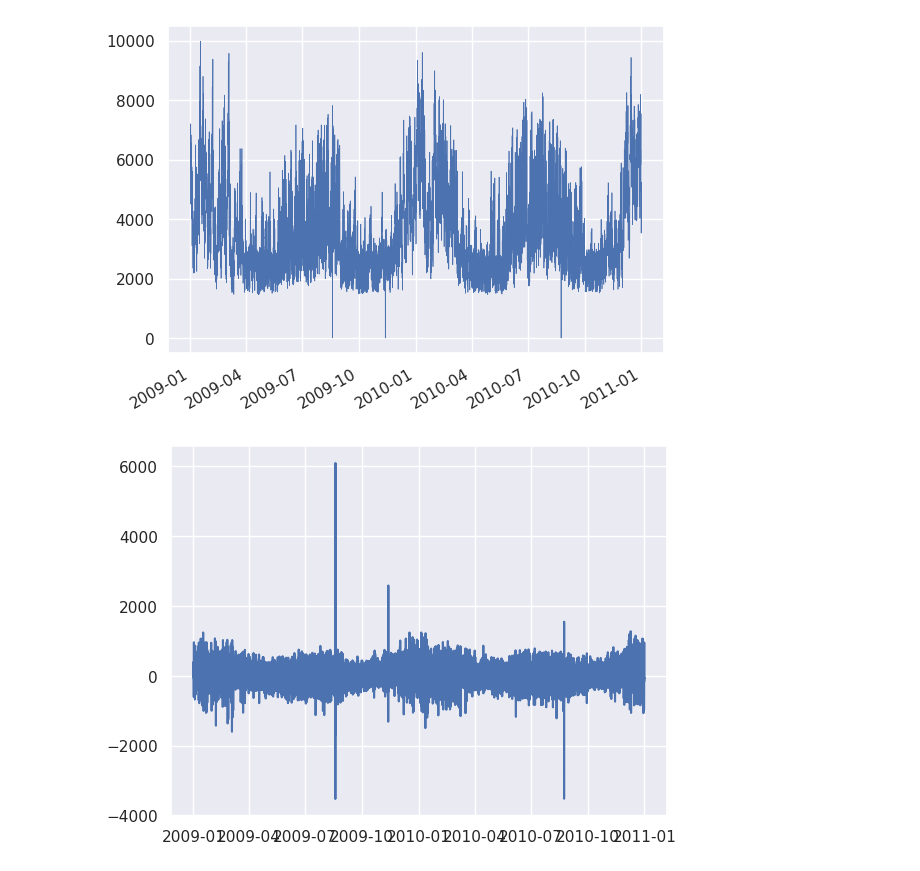
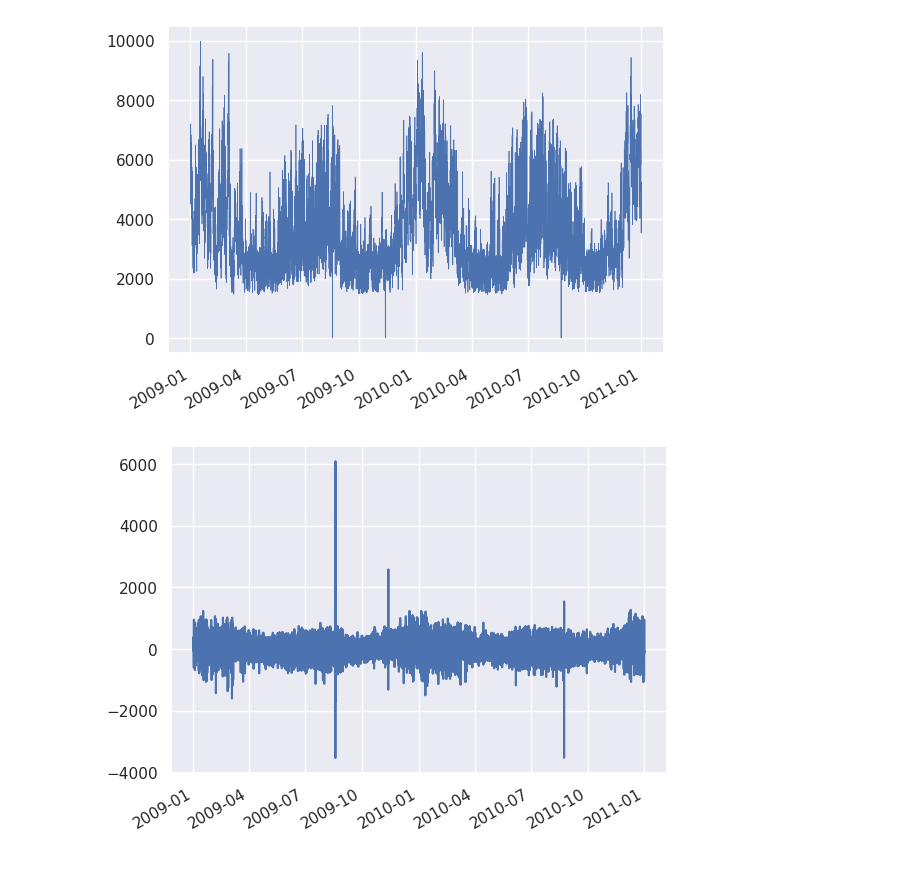
Before and after one commit to dormoyi/CS229B_final_project, a Jupyter notebook: data_preprocessing.ipynb, the cells around one changed output. Drawn from its saved outputs; the diff is of its cells as text; code cells hidden in the pictures.

```diff
--- a/data_preprocessing.ipynb
+++ b/data_preprocessing.ipynb
@@ -76,8 +77,9 @@ fig.autofmt_xdate()
 # %%
 # order 1 differencing to remove trend
 train_df = pd.DataFrame({'load': y_train1, 'timesteps': X_train1})
 train_df['load_diff'] = train_df['load'].diff()
-plt.plot(train_df['timesteps'], train_df['load_diff'])
-plt.show()
+fig, ax = plt.subplots()
+ax.plot(train_df['timesteps'], train_df['load_diff'])
+fig.autofmt_xdate()
 # %% [output]
-[figure, old version]
+[figure, new version]
```
Also changed, not shown: parts of 17 cells of this notebook.
